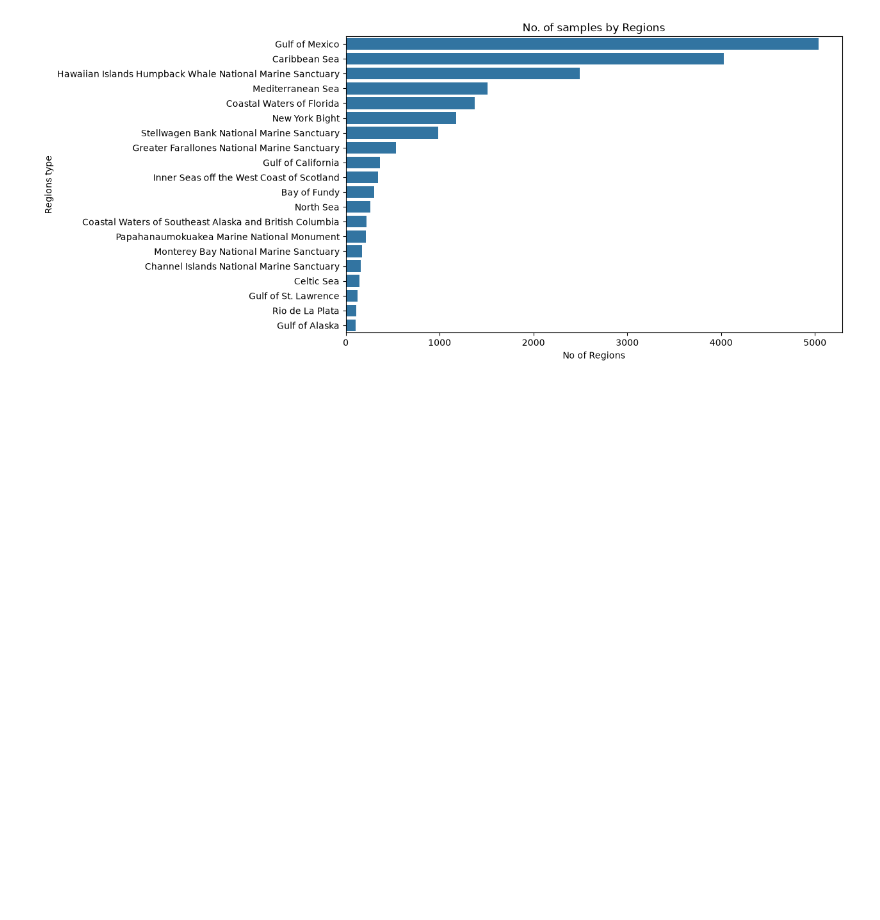
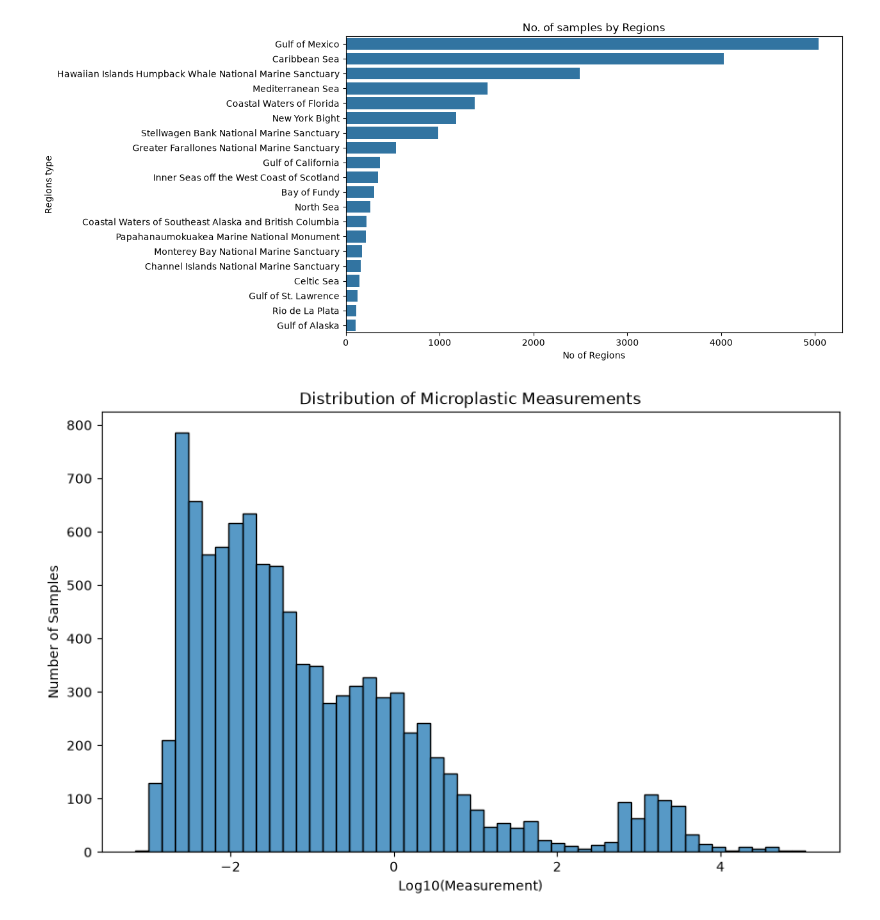
Before and after one commit to EmaSkryp/microplastic-project, a Jupyter notebook: notebooks/1_No.ipynb, the cells around one changed output. Cells and saved outputs as stored; diff of their text form; code cells hidden in the pictures; blank space fills up the shorter version.

```diff
--- a/notebooks/1_No.ipynb
+++ b/notebooks/1_No.ipynb
@@ -218,3 +229,64 @@ plt.ylabel("Regions type")
 plt.show()
 # %% [output]
 [figure]
+# %%
+#cell 1
+measurements = df["Measurement"].dropna()
+measurements = measurements[measurements > 0]
+
+plt.figure(figsize=(10, 6))
+
+sns.histplot(
+    x=np.log10(measurements),
+    bins=50
+)
+
+plt.title("Distribution of Microplastic Measurements")
+plt.xlabel("Log10(Measurement)")
+plt.ylabel("Number of Samples")
+
+plt.show()
+
+
+
+#cell 2
+%pip install folium
+
+
+#cell 3
+import folium
+from folium.plugins import HeatMap
+from IPython.display import display
+
+
+# Keep rows with valid locations and recorded measurements
+map_data = df.dropna(
+    subset=["Latitude", "Longitude", "Measurement"]
+).copy()
+
+# Keep positive measurements for the heatmap
+map_data = map_data[map_data["Measurement"] > 0]
+
+# Reduce the effect of extremely large measurements
+map_data["HeatWeight"] = np.log1p(map_data["Measurement"])
+
+# Create a world map
+world_map = folium.Map(
+    location=[20, 0],
+    zoom_start=2,
+    tiles="OpenStreetMap"
+)
+# Add the microplastic hotspots
+HeatMap(
+    map_data[["Latitude", "Longitude", "HeatWeight"]].values.tolist(),
+    radius=12,
+    blur=18,
+    max_zoom=4
+).add_to(world_map)
+
+display(world_map)
+
+# Save an interactive copy
+world_map.save("microplastic_hotspots.html")
+# %% [output]
+[figure, added]
```
Also changed, not shown: parts of 11 cells of this notebook, 1 other file.
